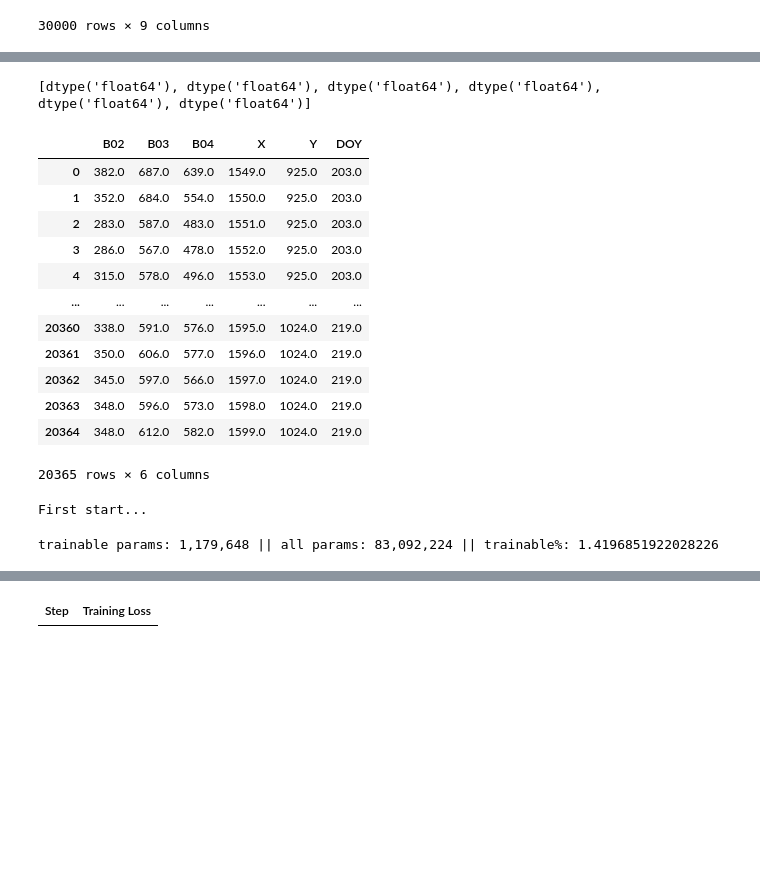
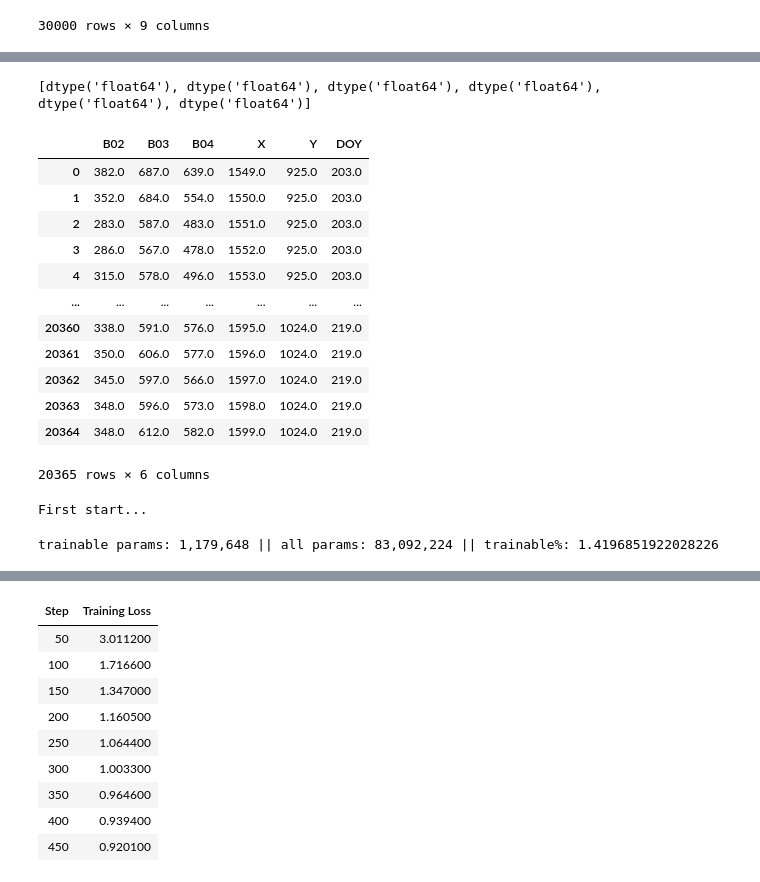
Before and after one commit to koyacolab/aispace, a Jupyter notebook: ai.ipynb, the cells around one changed output, grey strips where cells are left out. Saved outputs shown, nothing was run; the diff lists cells and outputs as text; code cells hidden in the pictures; blank space fills up the shorter version.

```diff
--- a/ai.ipynb
+++ b/ai.ipynb
@@ -514,7 +538,7 @@ save_steps = 1000   #250 #50 #9380  #2000   # FOR FIT THIS VALUE START TRAIN DAT
 logging_steps = 50 # 250 #25 #9380  #1000
 
 # batch_size = 224  # for full ts and full chanell list
-batch_size = 136 # 112 # for float64 # 136 # 96   # 140# 400
+batch_size = 212 # 112 # for float64 # 136 # 96   # 140# 400
 #######################################
 
 FIRST_START = 0
@@ -603,4 +627,13 @@ trainable params: 1,179,648 || all params: 83,092,224 || trainable%: 1.419685192
 | Step | Training Loss |
+| 50 | 3.011200 |
+| 100 | 1.716600 |
+| 150 | 1.347000 |
+| 200 | 1.160500 |
+| 250 | 1.064400 |
+| 300 | 1.003300 |
+| 350 | 0.964600 |
+| 400 | 0.939400 |
+| 450 | 0.920100 |
 # %%
 fn
 # %%
```
Also changed, not shown: parts of 7 cells of this notebook, 2 other files.
